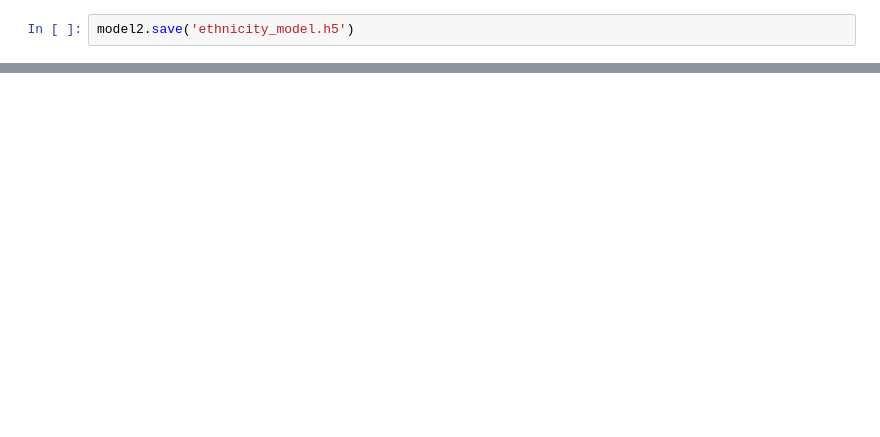
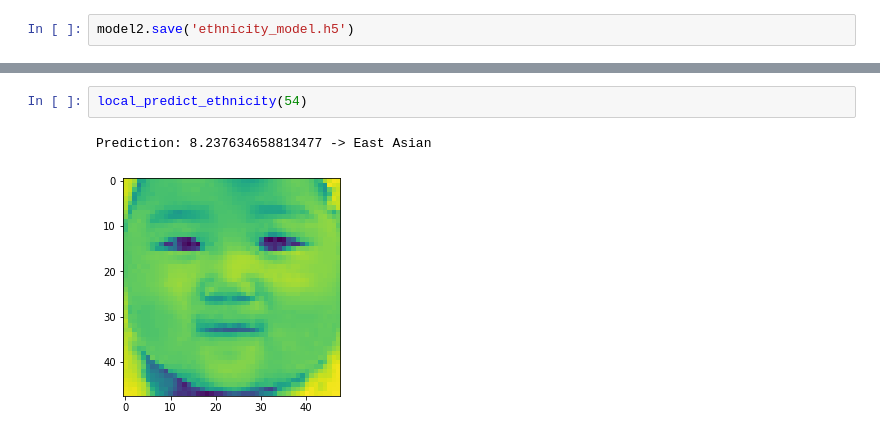
Before and after one commit to Real-VeerSandhu/Ethnicity-Age-Prediction, a Jupyter notebook: main_notebook.ipynb, the cells around one changed output, grey strips where cells are left out. Cells and saved outputs as stored; diff of their text form; blank space fills up the shorter version.

```diff
--- a/main_notebook.ipynb
+++ b/main_notebook.ipynb
@@ -312,0 +331,5 @@ model2.save('ethnicity_model.h5')
+# %%
+local_predict_ethnicity(54)
+# %% [output]
+Prediction: 8.237634658813477 -> East Asian
+[figure, added]
```
Also changed, not shown: parts of 12 cells of this notebook, 1 other file.
